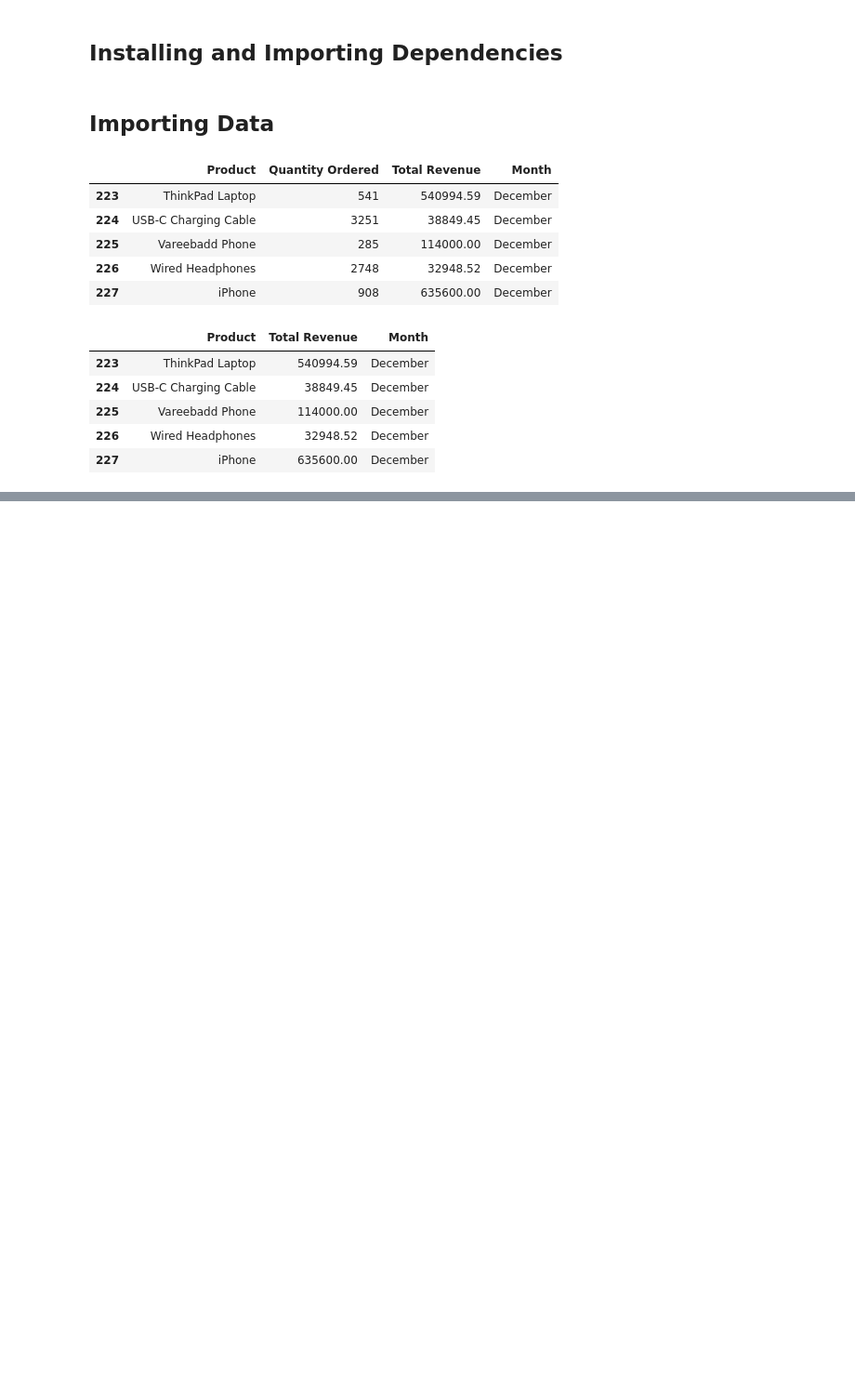
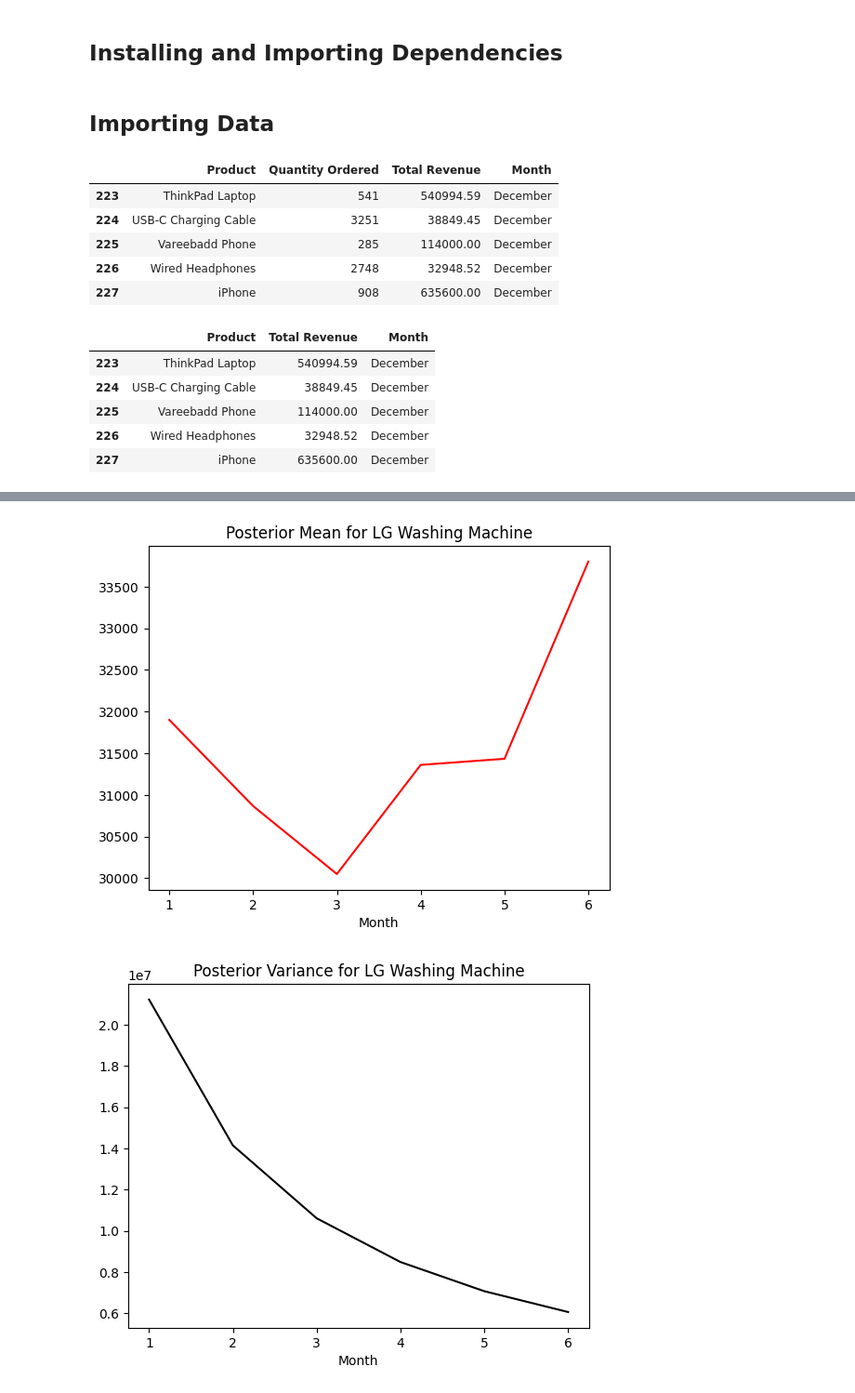
Before and after one commit to NamanChhibbar/Bayesian-Theory-Projects, a Jupyter notebook: Project2/project2.ipynb, the cells around one changed output, grey strips where cells are left out. Shown: that part at 93% size. Drawn from its saved outputs; the diff is of its cells as text; code cells hidden in the pictures; blank space fills up the shorter version.

```diff
--- a/Project2/project2.ipynb
+++ b/Project2/project2.ipynb
@@ -59,0 +180,15 @@ product_data.tail()
+# %%
+month_range = range(1, len(unknown_data) + 1)
+
+plt.plot(month_range, posterior_mean_list, color="red")
+plt.title(f"Posterior Mean for {product}")
+plt.xlabel("Month")
+plt.show()
+
+plt.plot(month_range, posterior_var_list, color="black")
+plt.title(f"Posterior Variance for {product}")
+plt.xlabel("Month")
+plt.show()
+# %% [output]
+[figure, added]
+[figure, added]
```
Also changed, not shown: parts of 9 cells of this notebook.
